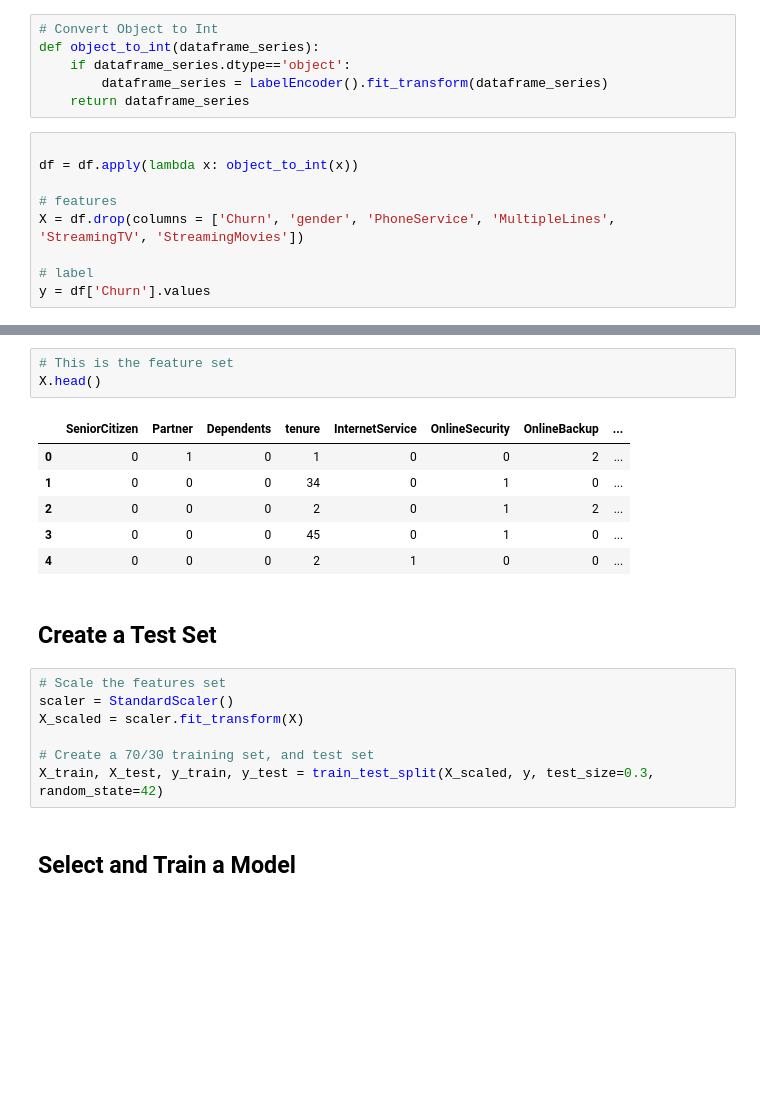
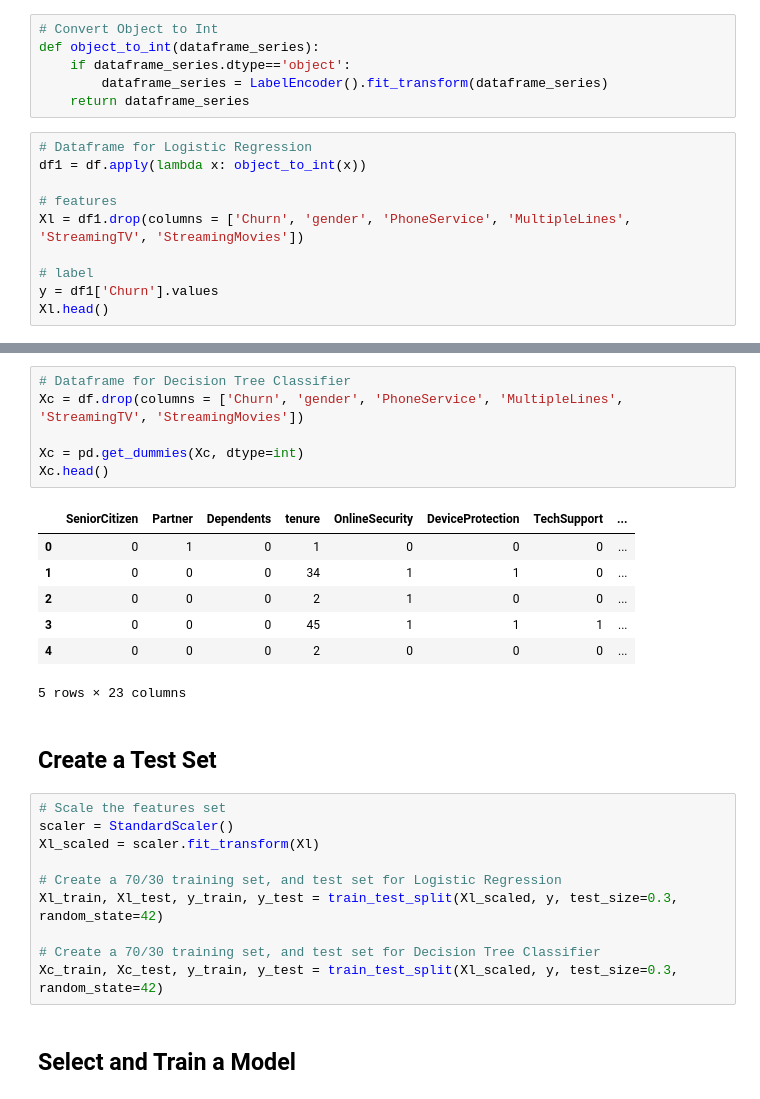
Before and after one commit to ponyo19/Customer-Churn-Prediction, a Jupyter notebook: MLproject23.ipynb, the cells around one changed output, grey strips where cells are left out. Saved outputs shown, nothing was run; the diff lists cells and outputs as text; blank space fills up the shorter version.

```diff
--- a/MLproject23.ipynb
+++ b/MLproject23.ipynb
@@ -180,11 +181,12 @@ def object_to_int(dataframe_series):
         dataframe_series = LabelEncoder().fit_transform(dataframe_series)
     return dataframe_series
 # %%
-
-df = df.apply(lambda x: object_to_int(x))
+# Dataframe for Logistic Regression
+df1 = df.apply(lambda x: object_to_int(x))
 
 # features
-X = df.drop(columns = ['Churn', 'gender', 'PhoneService', 'MultipleLines', 'StreamingTV', 'StreamingMovies'])
+Xl = df1.drop(columns = ['Churn', 'gender', 'PhoneService', 'MultipleLines', 'StreamingTV', 'StreamingMovies'])
 
 # label
-y = df['Churn'].values
+y = df1['Churn'].values
+Xl.head()
@@ -191,22 +200,29 @@ y = df['Churn'].values
-# %%
-# This is the feature set
-X.head()
-# %% [output]
-|  | SeniorCitizen | Partner | Dependents | tenure | InternetService | OnlineSecurity | OnlineBackup | ... |
-| 0 | 0 | 1 | 0 | 1 | 0 | 0 | 2 | ... |
-| 1 | 0 | 0 | 0 | 34 | 0 | 1 | 0 | ... |
-| 2 | 0 | 0 | 0 | 2 | 0 | 1 | 2 | ... |
-| 3 | 0 | 0 | 0 | 45 | 0 | 1 | 0 | ... |
-| 4 | 0 | 0 | 0 | 2 | 1 | 0 | 0 | ... |
+# %%
+# Dataframe for Decision Tree Classifier
+Xc = df.drop(columns = ['Churn', 'gender', 'PhoneService', 'MultipleLines', 'StreamingTV', 'StreamingMovies'])
+
+Xc = pd.get_dummies(Xc, dtype=int)
+Xc.head()
+# %% [output]
+|  | SeniorCitizen | Partner | Dependents | tenure | OnlineSecurity | DeviceProtection | TechSupport | ... |
+| 0 | 0 | 1 | 0 | 1 | 0 | 0 | 0 | ... |
+| 1 | 0 | 0 | 0 | 34 | 1 | 1 | 0 | ... |
+| 2 | 0 | 0 | 0 | 2 | 1 | 0 | 0 | ... |
+| 3 | 0 | 0 | 0 | 45 | 1 | 1 | 1 | ... |
+| 4 | 0 | 0 | 0 | 2 | 0 | 0 | 0 | ... |
+5 rows × 23 columns
 # %% [markdown]
 <h2>Create a Test Set</h2>
 # %%
 # Scale the features set
 scaler = StandardScaler()
-X_scaled = scaler.fit_transform(X)
+Xl_scaled = scaler.fit_transform(Xl)
 
-# Create a 70/30 training set, and test set
-X_train, X_test, y_train, y_test = train_test_split(X_scaled, y, test_size=0.3, random_state=42)
+# Create a 70/30 training set, and test set for Logistic Regression
+Xl_train, Xl_test, y_train, y_test = train_test_split(Xl_scaled, y, test_size=0.3, random_state=42)
+
+# Create a 70/30 training set, and test set for Decision Tree Classifier
+Xc_train, Xc_test, y_train, y_test = train_test_split(Xl_scaled, y, test_size=0.3, random_state=42)
 # %% [markdown]
 <h2>Select and Train a Model</h2>
 # %%
```
Also changed, not shown: parts of 8 cells of this notebook.
